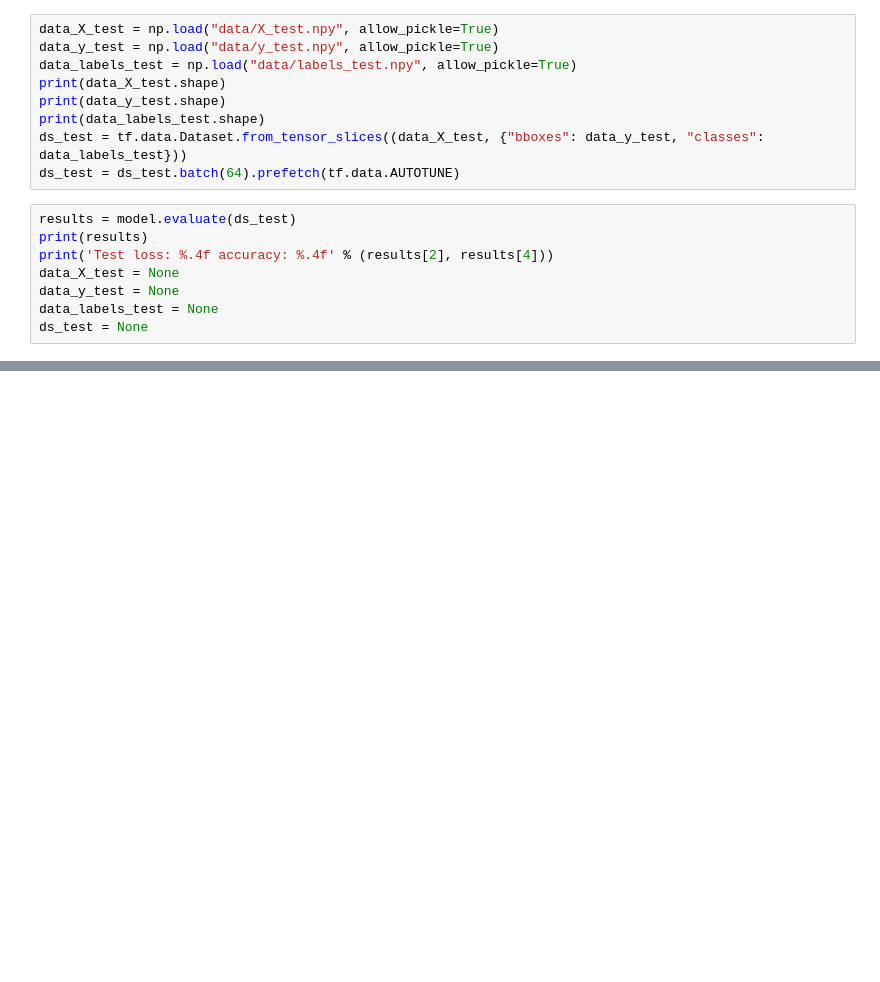
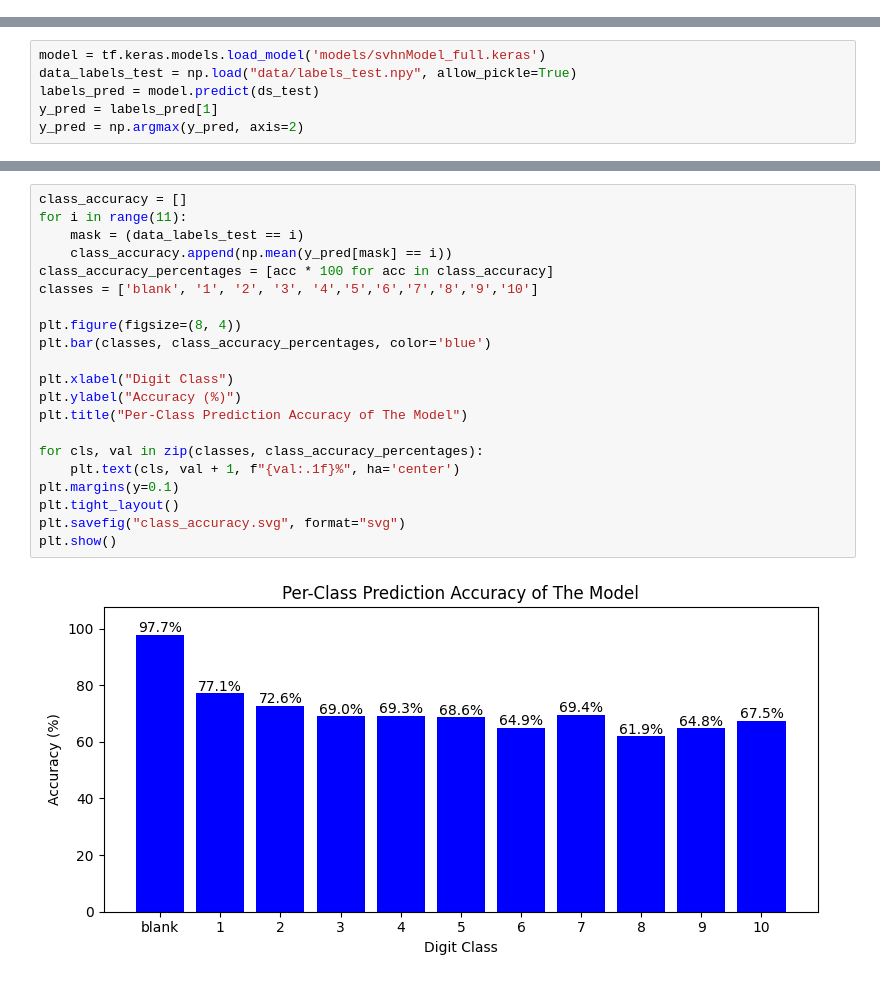
Before and after one commit to waltervoikar/number-identification, a Jupyter notebook: CNN.ipynb, the cells around one changed output, grey strips where cells are left out. Drawn from its saved outputs; the diff is of its cells as text; blank space fills up the shorter version.

```diff
--- a/CNN.ipynb
+++ b/CNN.ipynb
@@ -125,18 +208 @@ print('Test loss: %.4f accuracy: %.4f' % (results[2], results[4]))
-# %%
-data_X_test = np.load("data/X_test.npy", allow_pickle=True)
-data_y_test = np.load("data/y_test.npy", allow_pickle=True)
-data_labels_test = np.load("data/labels_test.npy", allow_pickle=True)
-print(data_X_test.shape)
-print(data_y_test.shape)
-print(data_labels_test.shape)
-ds_test = tf.data.Dataset.from_tensor_slices((data_X_test, {"bboxes": data_y_test, "classes": data_labels_test}))
-ds_test = ds_test.batch(64).prefetch(tf.data.AUTOTUNE)
-# %%
-results = model.evaluate(ds_test)
-print(results)
-print('Test loss: %.4f accuracy: %.4f' % (results[2], results[4]))
-data_X_test = None
-data_y_test = None
-data_labels_test = None
-ds_test = None
 # %%
@@ -194,0 +268,6 @@ plt.show()
+# %%
+model = tf.keras.models.load_model('models/svhnModel_full.keras')
+data_labels_test = np.load("data/labels_test.npy", allow_pickle=True)
+labels_pred = model.predict(ds_test)
+y_pred = labels_pred[1]
+y_pred = np.argmax(y_pred, axis=2)
@@ -194,0 +285,23 @@ plt.show()
+# %%
+class_accuracy = []
+for i in range(11):
+    mask = (data_labels_test == i)
+    class_accuracy.append(np.mean(y_pred[mask] == i))
+class_accuracy_percentages = [acc * 100 for acc in class_accuracy]
+classes = ['blank', '1', '2', '3', '4','5','6','7','8','9','10']
+
+plt.figure(figsize=(8, 4))
+plt.bar(classes, class_accuracy_percentages, color='blue')
+
+plt.xlabel("Digit Class")
+plt.ylabel("Accuracy (%)")
+plt.title("Per-Class Prediction Accuracy of The Model")
+
+for cls, val in zip(classes, class_accuracy_percentages):
+    plt.text(cls, val + 1, f"{val:.1f}%", ha='center')
+plt.margins(y=0.1)
+plt.tight_layout()
+plt.savefig("class_accuracy.svg", format="svg")
+plt.show()
+# %% [output]
+[figure, added]
```
Also changed, not shown: parts of 23 cells of this notebook, 2 other files.
